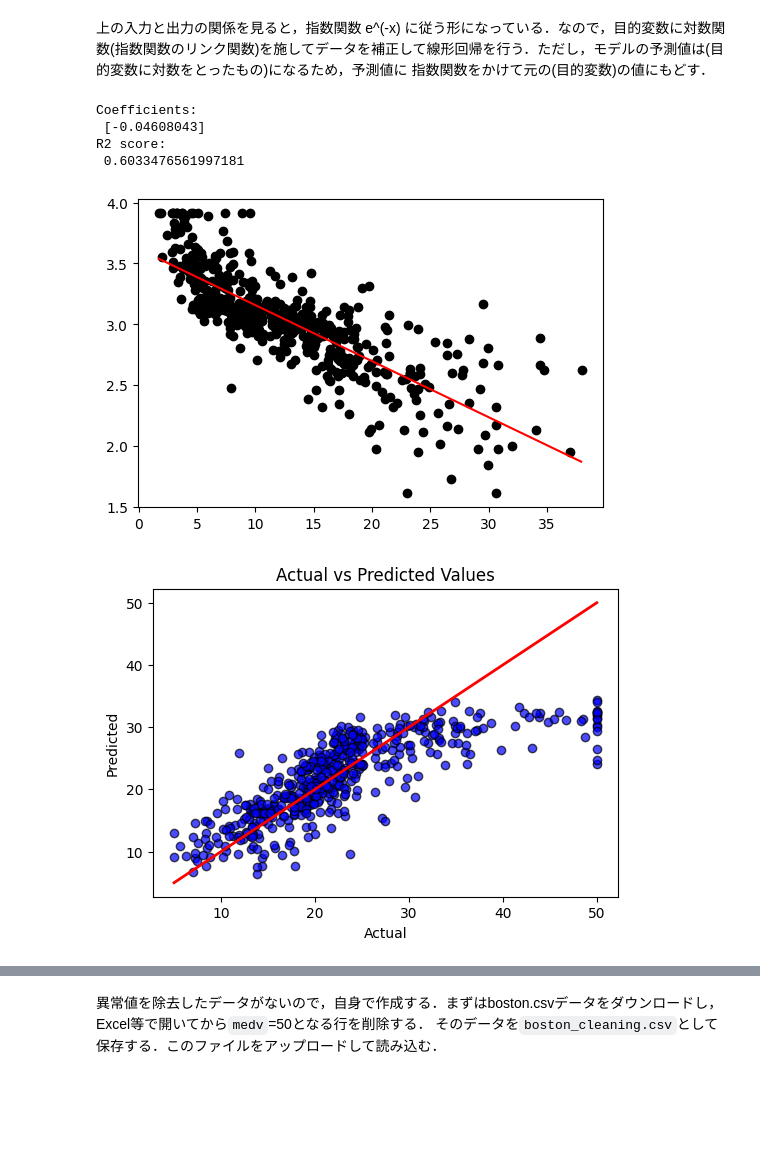
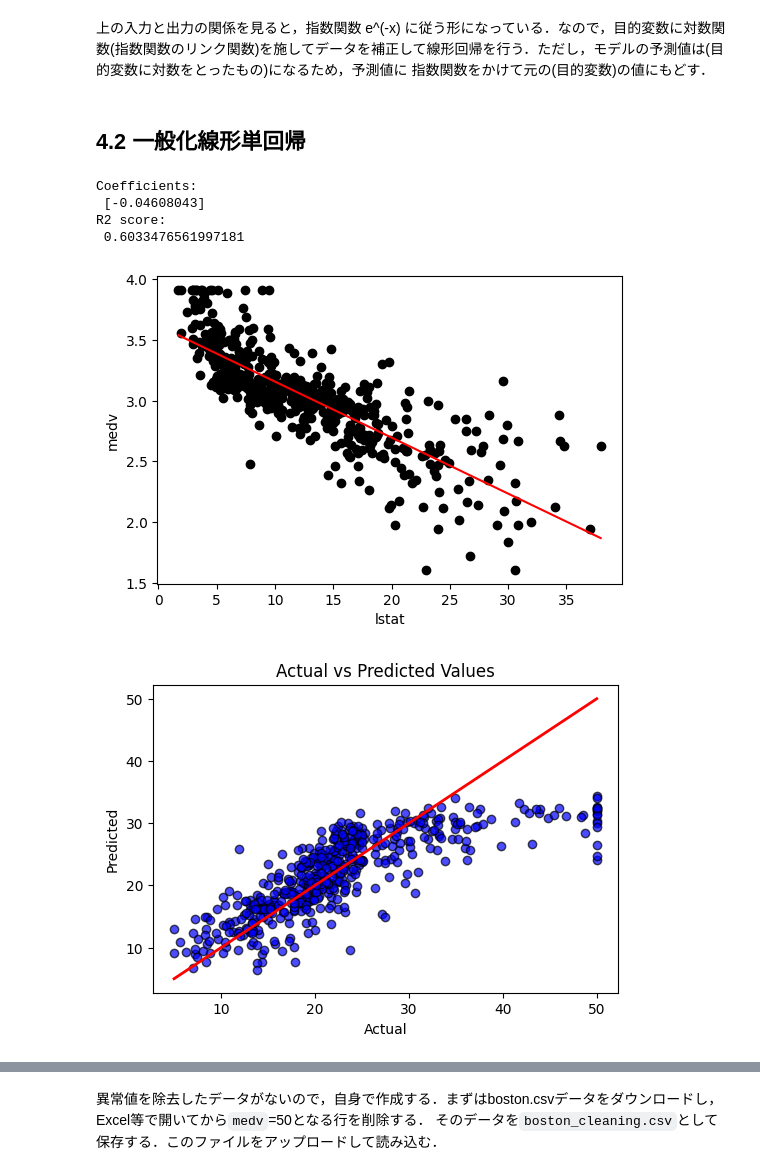
Before and after one commit to Yosuke-Sugiura/MachineLearning_Exercise, a Jupyter notebook: 回帰に関するコード.ipynb, the cells around one changed output, grey strips where cells are left out. Saved outputs shown, nothing was run; the diff lists cells and outputs as text; code cells hidden in the pictures; blank space fills up the shorter version.

```diff
--- a/回帰に関するコード.ipynb
+++ b/回帰に関するコード.ipynb
@@ -254,6 +411,8 @@ R2 score:
 [figure]
 # %% [markdown]
 上の入力と出力の関係を見ると，指数関数 e^(-x) に従う形になっている．なので，目的変数に対数関数(指数関数のリンク関数)を施してデータを補正して線形回帰を行う．ただし，モデルの予測値は(目的変数に対数をとったもの)になるため，予測値に 指数関数をかけて元の(目的変数)の値にもどす．
+# %% [markdown]
+## 4.2 一般化線形単回帰
 # %%
 # モジュール(関数が詰め込まれたツールボックス)をインポートする．
 # これで高度な関数が好かえるようになる．
@@ -272,7 +431,7 @@ with open("boston.csv", 'r') as file:
     data = np.loadtxt(file, delimiter=',')
 
 # 入力の設定
-inputs = data[:,12]                  # 0番目の特徴量を読み込んで inputs とする．
+inputs = data[:,12]                 # 12番目のlstatのみを入力にする
 inputs = inputs[:,np.newaxis]       # 単回帰を行う際のおまじない
 
 # 出力の設定
@@ -302,35 +461,37 @@ print('Coefficients: \n', regr.coef_)
 
 # R2スコア(1に近いほど予測性能が優れる)を算出する
 R2 = r2_score(outputs, predicts)
 print('R2 score: \n', R2)
 
-# 横軸 rm，縦軸 medv でデータの関係を可視化する．
+# 横軸 lstat，縦軸 medv でデータの関係を可視化する．
 plt.figure(figsize=(6, 4))
 x_min = np.min(inputs)
 x_max = np.max(inputs)
 plot_x = np.arange(x_min,x_max,0.1)
 plot_x = plot_x[:,np.newaxis] # convert [*,*,*,..] -> [[*],[*],[*],...]
 plt.scatter(inputs[:,0], outputs_glm,  color='black')
 plt.plot(plot_x[:,0], regr.predict(plot_x), color='red')
+plt.xlabel('lstat')
+plt.ylabel('medv')
 plt.show()
 
 # 予測値と実測値がどれだけずれているかを図で確認する．
 plt.figure(figsize=(6, 4))
 plt.plot([outputs.min(), outputs.max()], [outputs.min(), outputs.max()], color='red', lw=2)
 plt.scatter(outputs, predicts, color='blue', edgecolor='k', alpha=0.7)
 plt.xlabel('Actual')
 plt.ylabel('Predicted')
 plt.title('Actual vs Predicted Values')
 plt.show()
 
 # 予測値を保存する．
 np.savetxt("predict.csv", predicts, delimiter=",", header='predict')
 # %% [output]
 Coefficients:
  [-0.04608043]
 R2 score:
  0.6033476561997181
-[figure, old version]
+[figure, new version]
 [figure]
 # %% [markdown]
 ---
```
Also changed, not shown: parts of 23 cells of this notebook.
